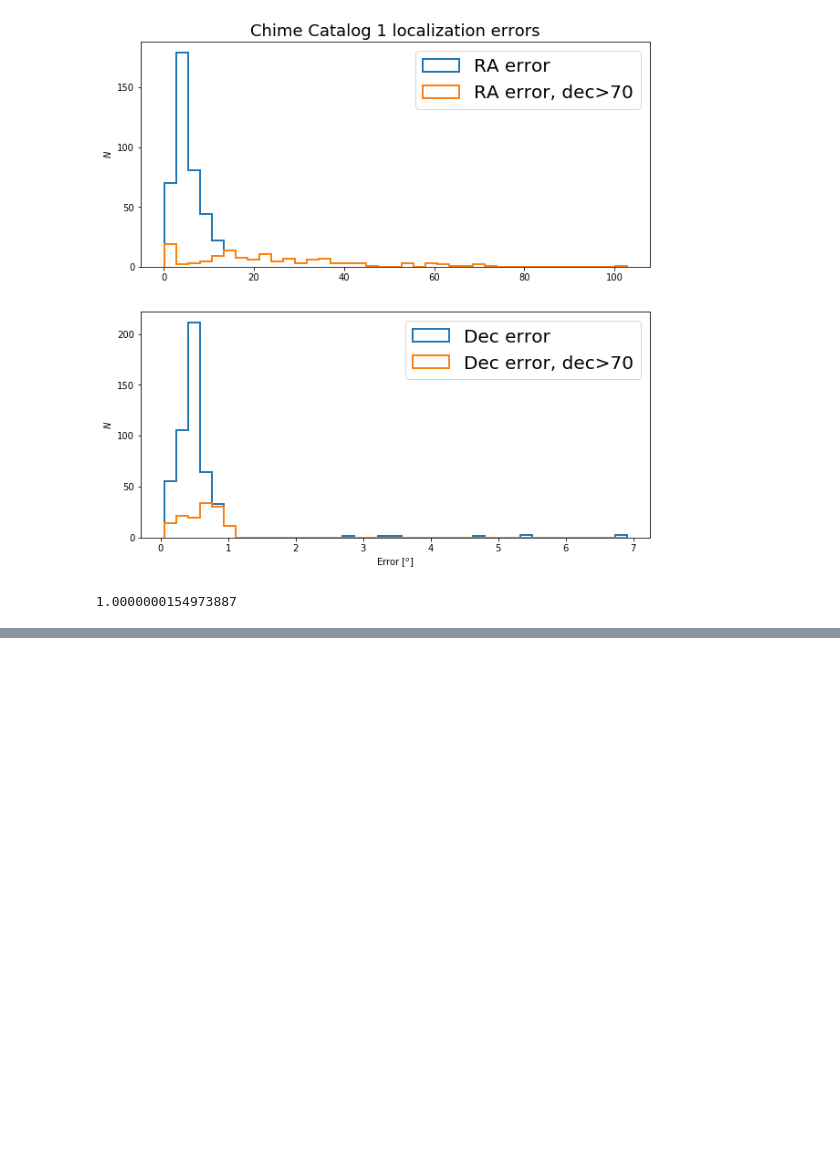
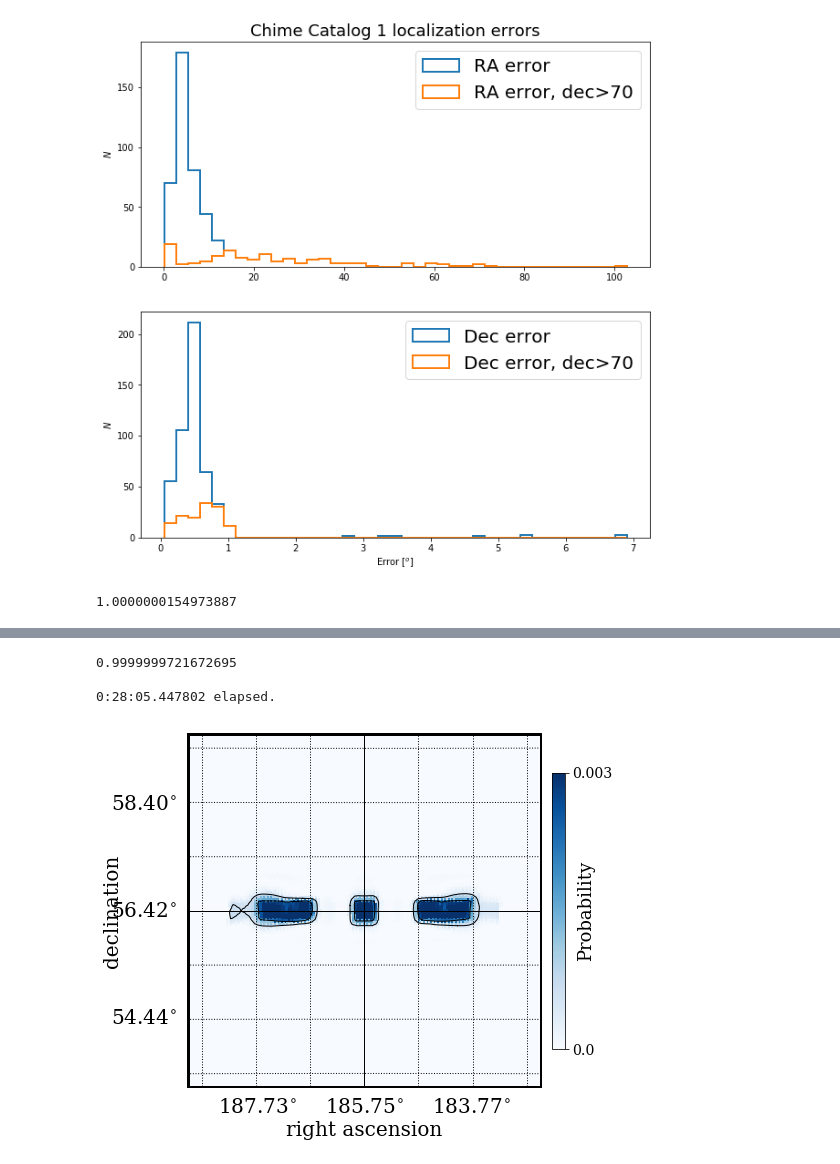
Before and after one commit to jessiethw/FRB, a Jupyter notebook: localizations.ipynb, the cells around one changed output, grey strips where cells are left out. Cells and saved outputs as stored; diff of their text form; code cells hidden in the pictures; blank space fills up the shorter version.

```diff
--- a/localizations.ipynb
+++ b/localizations.ipynb
@@ -354,3 +312,12 @@ make_healpix_mapping(f2, new_nside=256)
+# %%
+f2=h5.File(samp_f[0],'r')
+with(time('healpix map, %s, nside=1024'%samp_f[0][len(dat_loc):])):
+    make_healpix_mapping(f2, new_nside=1024)
+# %% [output]
+0.9999999721672695
+
+0:28:05.447802 elapsed.
+[figure, added]
 # %%
 f2=h5.File(samp_f[1],'r')
 show_localizations(f2)
```
Also changed, not shown: parts of 7 cells of this notebook.
